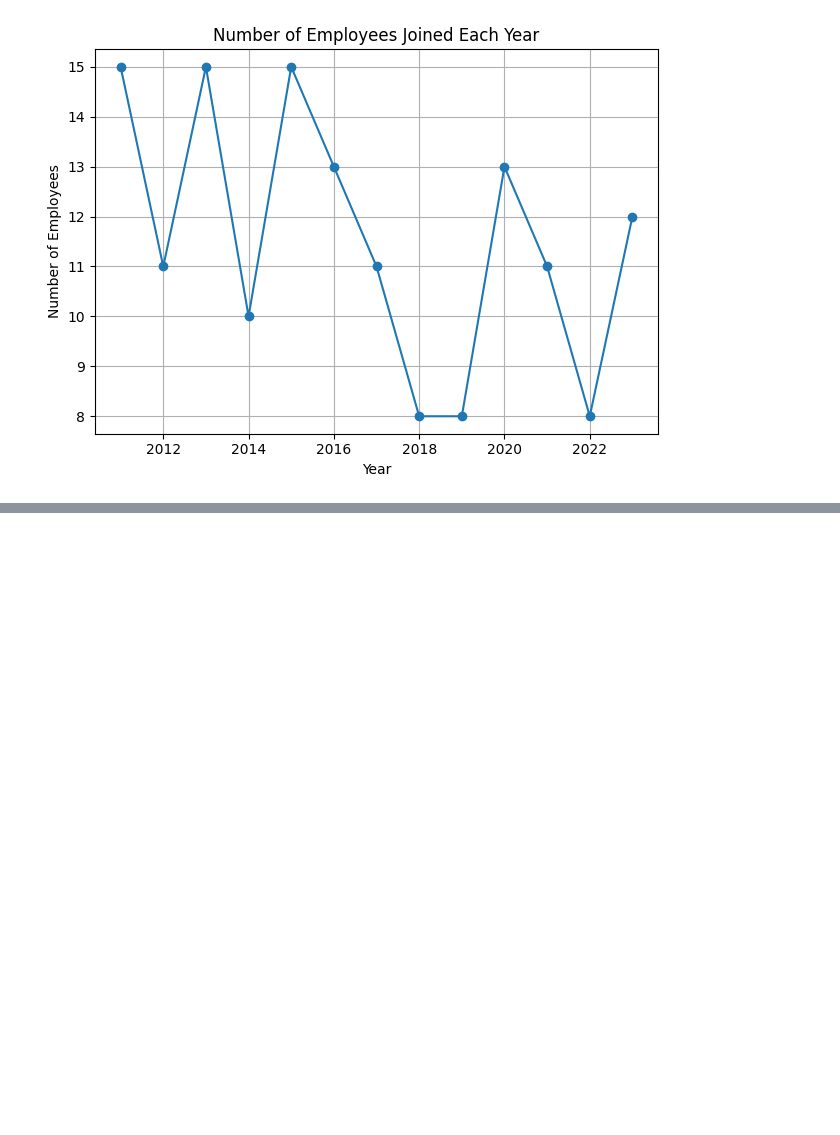
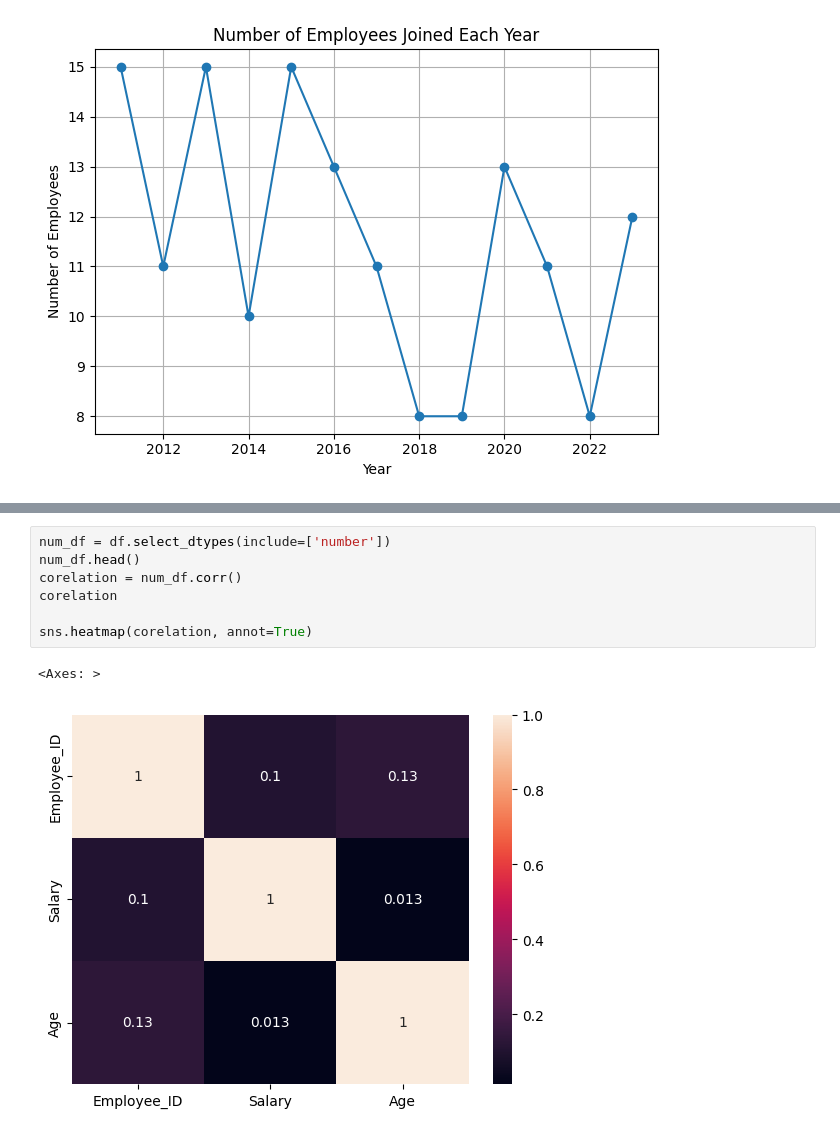
Before and after one commit to NadirAliOfficial/Data-Science-Course-IBA, a Jupyter notebook: classes/w3d5.ipynb, the cells around one changed output, grey strips where cells are left out. Saved outputs shown, nothing was run; the diff lists cells and outputs as text; blank space fills up the shorter version.

```diff
--- a/classes/w3d5.ipynb
+++ b/classes/w3d5.ipynb
@@ -83,0 +117,10 @@ plt.show()
+# %%
+num_df = df.select_dtypes(include=['number'])
+num_df.head()
+corelation = num_df.corr()
+corelation
+
+sns.heatmap(corelation, annot=True)
+# %% [output]
+<Axes: >
+[figure, added]
```
Also changed, not shown: parts of 5 cells of this notebook, 3 other files.
